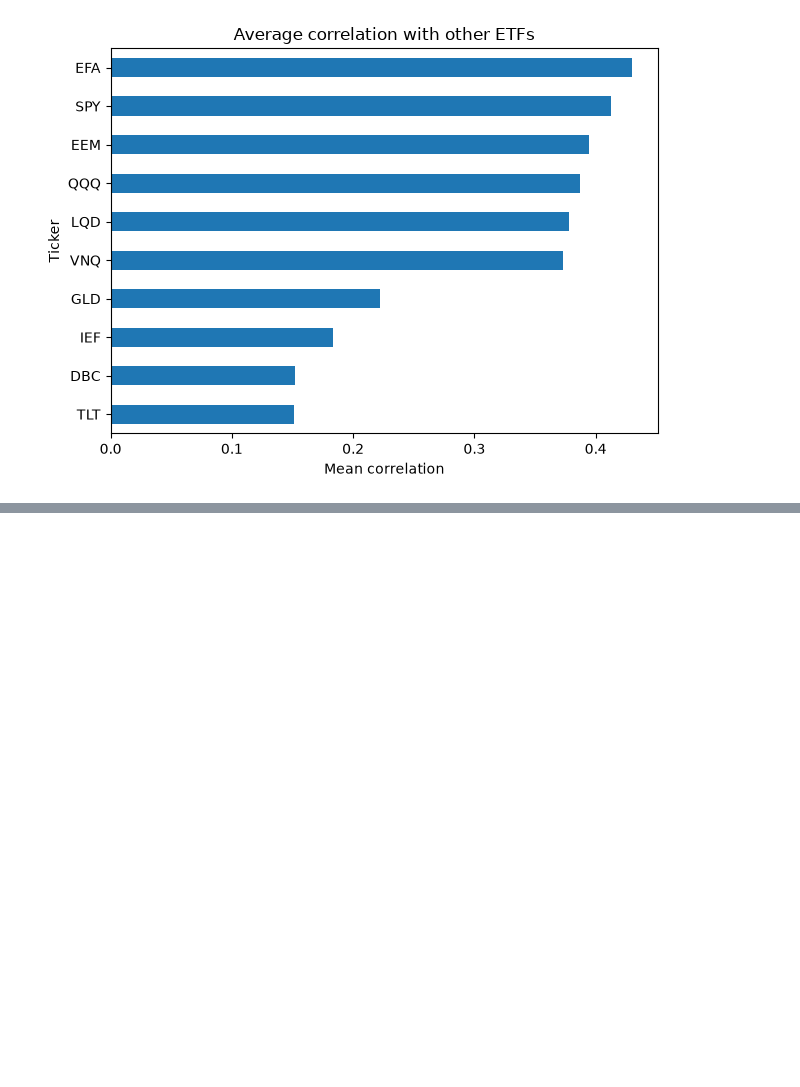
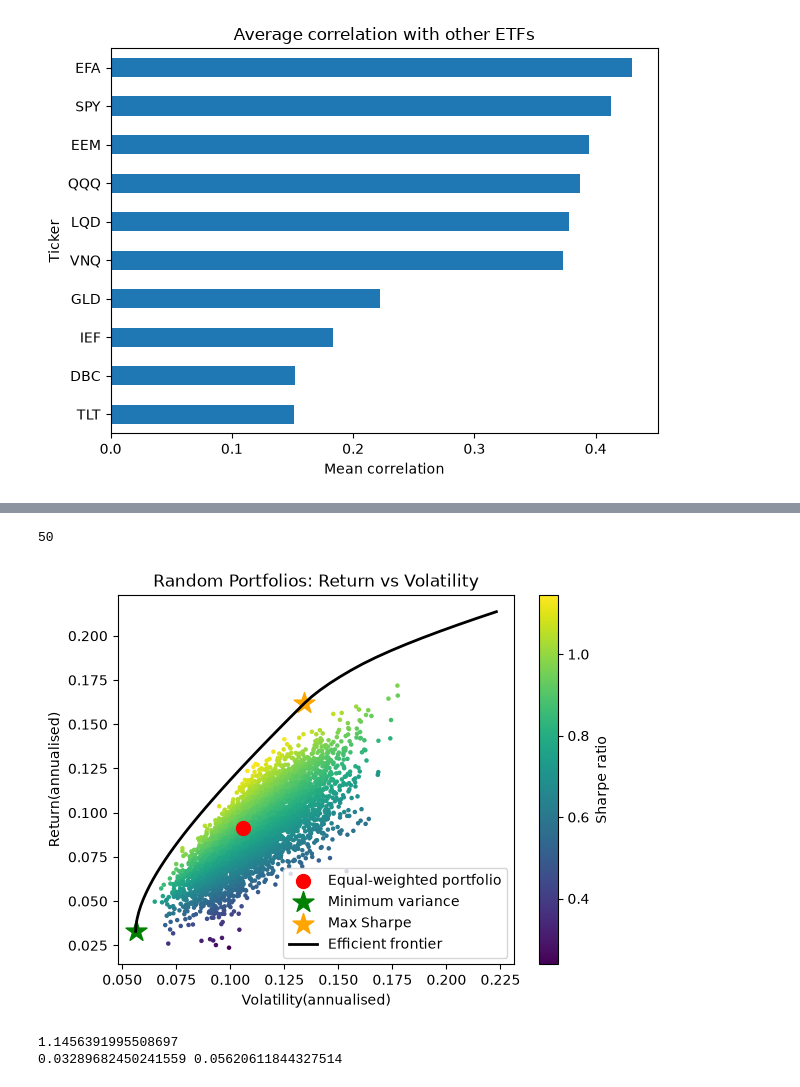
Before and after one commit to John-heywood290/Portfolio-Optimisation, a Jupyter notebook: notebooks/01_data.ipynb, the cells around one changed output, grey strips where cells are left out. Saved outputs shown, nothing was run; the diff lists cells and outputs as text; code cells hidden in the pictures; blank space fills up the shorter version.

```diff
--- a/notebooks/01_data.ipynb
+++ b/notebooks/01_data.ipynb
@@ -249,0 +240,11 @@ plt.show()
+# %%
+w_minvar = min_variance(cov)
+w_maxsharpe = max_sharpe(mu, cov)
+pd.Series(w_minvar, index=returns.columns).round(3)
+print("Minimum variance portfolio return:", portfolio_return(w_minvar, mu))
+print("Minimum variance portfolio volatility:", portfolio_vol(w_minvar, cov))
+print("Minimum variance portfolio Sharpe ratio:", sharpe_ratio(w_minvar, mu, cov))
+print("Maximum Sharpe ratio portfolio return:", portfolio_return(w_maxsharpe, mu))
+print("Maximum Sharpe ratio portfolio volatility:", portfolio_vol(w_maxsharpe, cov))
+print("Maximum Sharpe ratio portfolio Sharpe ratio:", sharpe_ratio(w_maxsharpe, mu, cov))
+sharpe_ratio(w_maxsharpe, mu, cov) >= max(shrp)
@@ -249,0 +274,35 @@ plt.show()
+# %%
+targets = np.linspace(portfolio_return(w_minvar, mu), mu.max() - 0.001, 50)
+
+frontier_vols = []
+
+for target in targets:
+    w = efficient_portfolio(mu, cov, target)
+    frontier_vols.append(portfolio_vol(w, cov))
+
+len(frontier_vols)
+# %% [output]
+50
+# %%
+plt.scatter(volas, rets, c=shrp, cmap="viridis", s=5)
+plt.colorbar(label="Sharpe ratio")
+plt.xlabel("Volatility(annualised)")
+plt.ylabel("Return(annualised)")
+plt.title("Random Portfolios: Return vs Volatility")
+plt.scatter(portfolio_vol(w_equal, cov), portfolio_return(w_equal, mu), color="red", s=100, label="Equal-weighted portfolio")
+plt.scatter(portfolio_vol(w_minvar, cov), portfolio_return(w_minvar, mu),
+            color="green", marker="*", s=250, label="Minimum variance")
+plt.scatter(portfolio_vol(w_maxsharpe, cov), portfolio_return(w_maxsharpe, mu),
+            color="orange", marker="*", s=250, label="Max Sharpe")
+plt.plot(frontier_vols, targets, color="black", linewidth=2, label="Efficient frontier")
+plt.legend()
+plt.savefig("../data/monte_carlo.png", dpi=150)
+plt.show()
+# %% [output]
+[figure, added]
+# %%
+print(max(shrp))
+print(targets[0], frontier_vols[0])
+# %% [output]
+1.1456391995508697
+0.03289682450241559 0.05620611844327514
```
Also changed, not shown: parts of 13 cells of this notebook, 5 other files.
